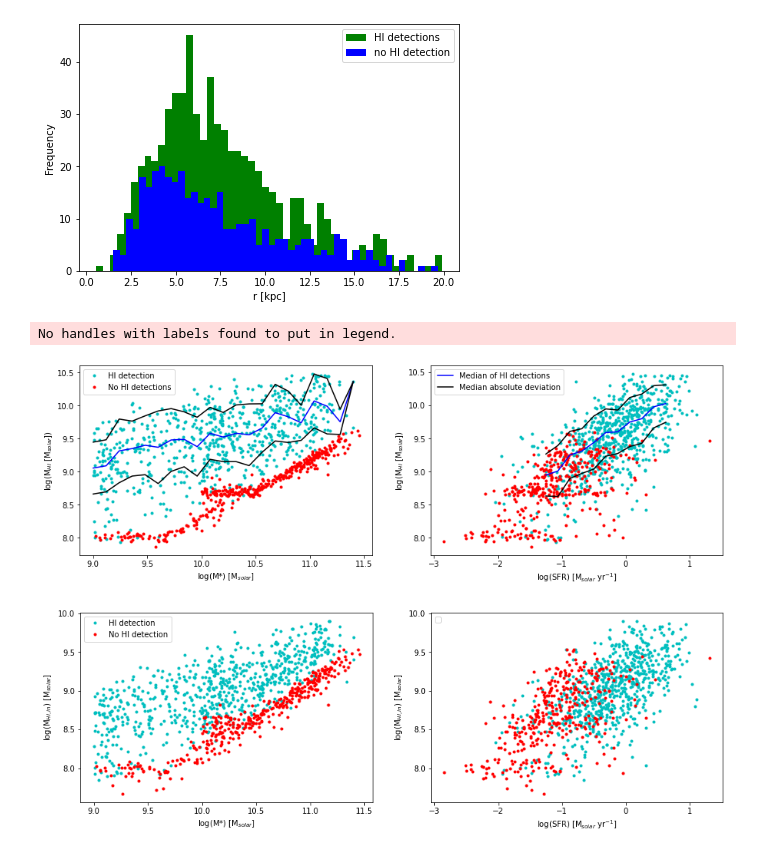
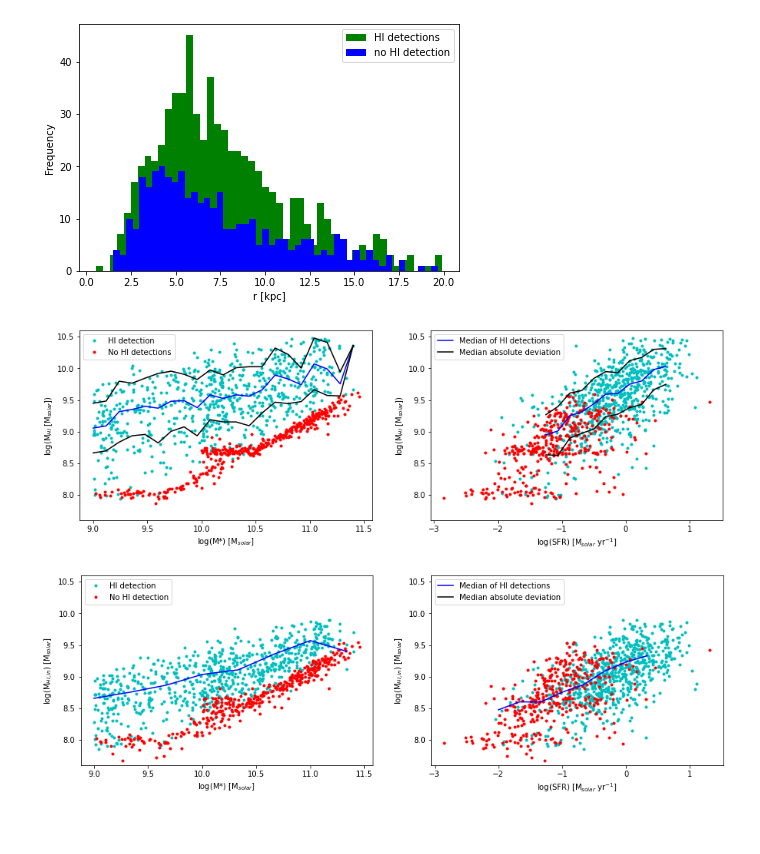
Before and after one commit to Luke-Williams-01/Luke-Williams-01, a Jupyter notebook: ICRARproject.ipynb, the cells around one changed output. Cells and saved outputs as stored; diff of their text form; code cells hidden in the pictures; blank space fills up the shorter version.

```diff
--- a/ICRARproject.ipynb
+++ b/ICRARproject.ipynb
@@ -590,43 +587,46 @@ plt.plot(lgMstar1, lgMHI1, 'c.', label= 'HI detection')
 plt.plot(lgMstar2, lgMHI2, 'r.', label= 'No HI detections')
 plt.plot(bins[:-2], mHIa[:-2], 'b-')
 plt.plot(bins[:-2], pMAD1[:-2], 'k-')
 plt.plot(bins[:-2], nMAD1[:-2], 'k-')
 plt.xlabel('log(M*) [M$_{solar}$]')
 plt.ylabel('log(M$_{HI}$ [M$_{solar}$])')
-plt.legend(loc='upper left');
+plt.legend(loc='upper left')
+plt.ylim(7.6, 10.6);
 
 plt.subplot(222)
 plt.plot(np.log10(SFR_best1), lgMHI1, 'c.')
 plt.plot(np.log10(SFR_best2), lgMHI2, 'r.')
 plt.plot(bins2[:-2], mHIb[:-2], 'b-', label = 'Median of HI detections')
 plt.plot(bins2[:-2], pMAD2[:-2], 'k-', label = 'Median absolute deviation')
 plt.plot(bins2[:-2], nMAD2[:-2], 'k-')
 plt.xlabel('log(SFR) [M$_{solar}$ yr$^{-1}$]')
 plt.ylabel('log(M$_{HI}$ [M$_{solar}$])')
-plt.legend(loc='upper left');
+plt.legend(loc='upper left')
+plt.ylim(7.6, 10.6);
 
 # Plotting the HI mass within the optical radius, against stellar masses and SFR
 plt.figure(figsize = (15,10))
 plt.subplot(221)
 plt.plot(lgMstar1, np.log10(MHIpredin1), 'c.', label= 'HI detection')
 plt.plot(lgMstar2, np.log10(MHIpredin2), 'r.', label= 'No HI detection')
 plt.xlabel('log(M*) [M$_{solar}$]')
 plt.ylabel('log(M$_{HI, in}$) [M$_{solar}$]')
-#plt.plot(INbins[:-2], INmHIa[:-2], 'b-')
-#plt.plot(INbins[:-2], INpMAD1[:-2], 'k-')
-#plt.plot(INbins[:-2], INnMAD1[:-2], 'k-')
-plt.legend(loc='upper left');
+plt.plot(INbins[:-2], INmHI1[:-2], 'b-')
+plt.plot(INbins[:-2], INpMAD1[:-2], 'k-')
+plt.plot(INbins[:-2], INnMAD1[:-2], 'k-')
+plt.legend(loc='upper left')
+plt.ylim(7.6, 10.6);
 
 plt.subplot(222)
 plt.plot(np.log10(SFR_best1), np.log10(MHIpredin1), 'c.')
 plt.plot(np.log10(SFR_best2), np.log10(MHIpredin2), 'r.')
 plt.xlabel('log(SFR) [M$_{solar}$ yr$^{-1}$]')
 plt.ylabel('log(M$_{HI, in}$) [M$_{solar}$]')
-#plt.plot(INbins2[:-2], INmHIb[:-2], 'b-', label = 'Median of HI detections')
-#plt.plot(INbins2[:-2], INpMAD2[:-2], 'k-', label = 'Median absolute deviation')
-#plt.plot(INbins2[:-2], INnMAD2[:-2], 'k-')
-plt.legend(loc='upper left');
+plt.plot(INbins2[:-2], INmHI2[:-2], 'b-', label = 'Median of HI detections')
+plt.plot(INbins2[:-2], INpMAD2[:-2], 'k-', label = 'Median absolute deviation')
+plt.plot(INbins2[:-2], INnMAD2[:-2], 'k-')
+plt.legend(loc='upper left')
+plt.ylim(7.6, 10.6);
 # %% [output]
-No handles with labels found to put in legend.
-[figure, old version]
+[figure, new version]
-[figure, old version]
+[figure, new version]
```
Also changed, not shown: parts of 2 cells of this notebook.
